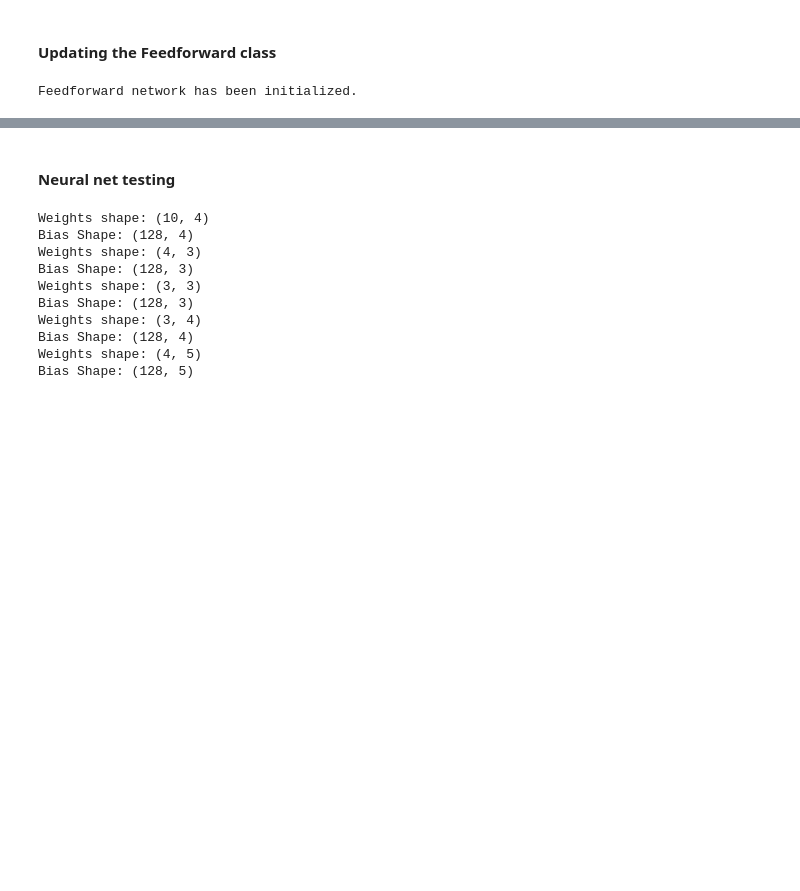
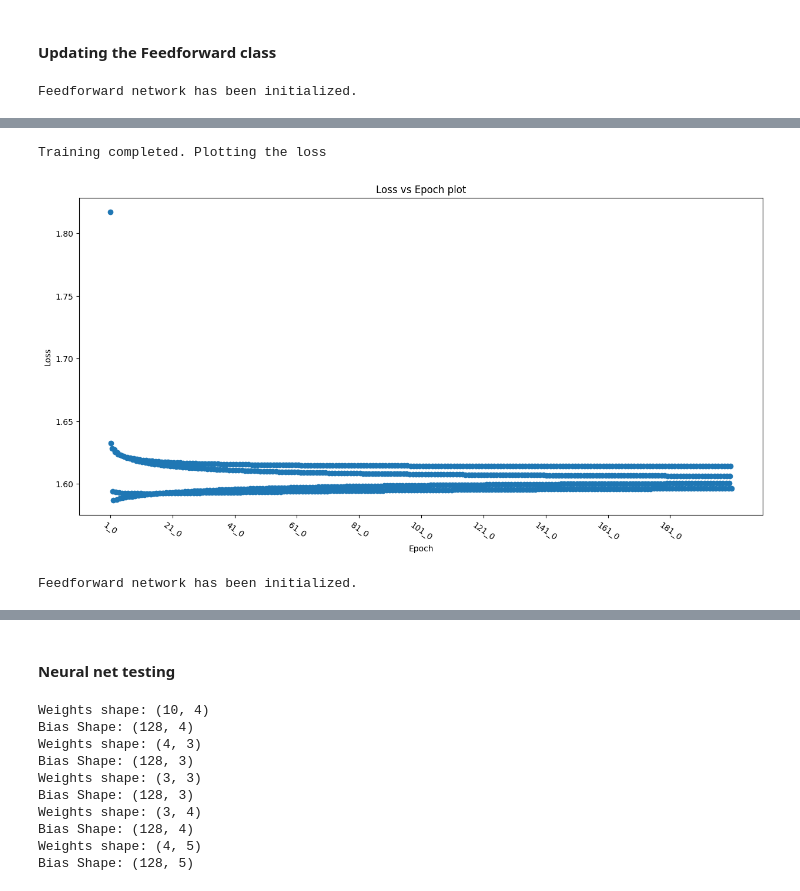
Before and after one commit to Abhijith-Nagarajan/PadhAI_Implementations, a Jupyter notebook: Optimizers_Implementation.ipynb, the cells around one changed output, grey strips where cells are left out. Cells and saved outputs as stored; diff of their text form; code cells hidden in the pictures; blank space fills up the shorter version.

```diff
--- a/Optimizers_Implementation.ipynb
+++ b/Optimizers_Implementation.ipynb
@@ -540,0 +542,9 @@ Training completed. Plotting the loss
+# %%
+ffmodel_Adagrad.fit(X_train,Y_train_encoded,0.01,200)
+# %% [output]
+Training completed. Plotting the loss
+[figure, added]
+# %%
+ffmodel_Adam = FeedforwardNetwork(X_train,target_classes,'cross-entropy',layers,neurons_per_layer,'Adam','relu')
+# %% [output]
+Feedforward network has been initialized.
```
Also changed, not shown: parts of 8 cells of this notebook.
